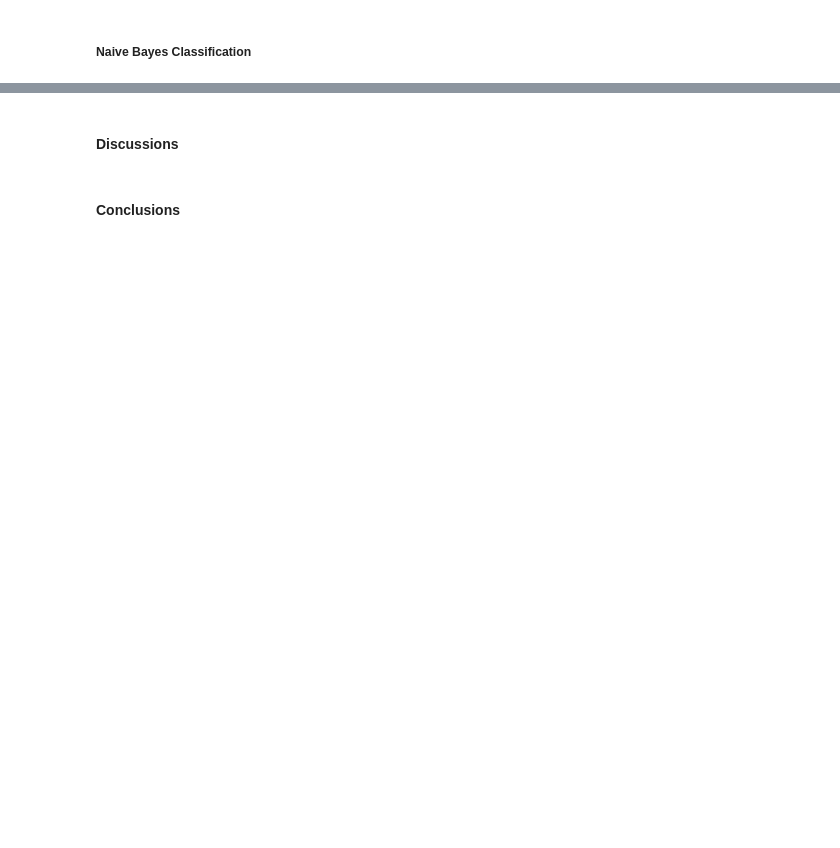
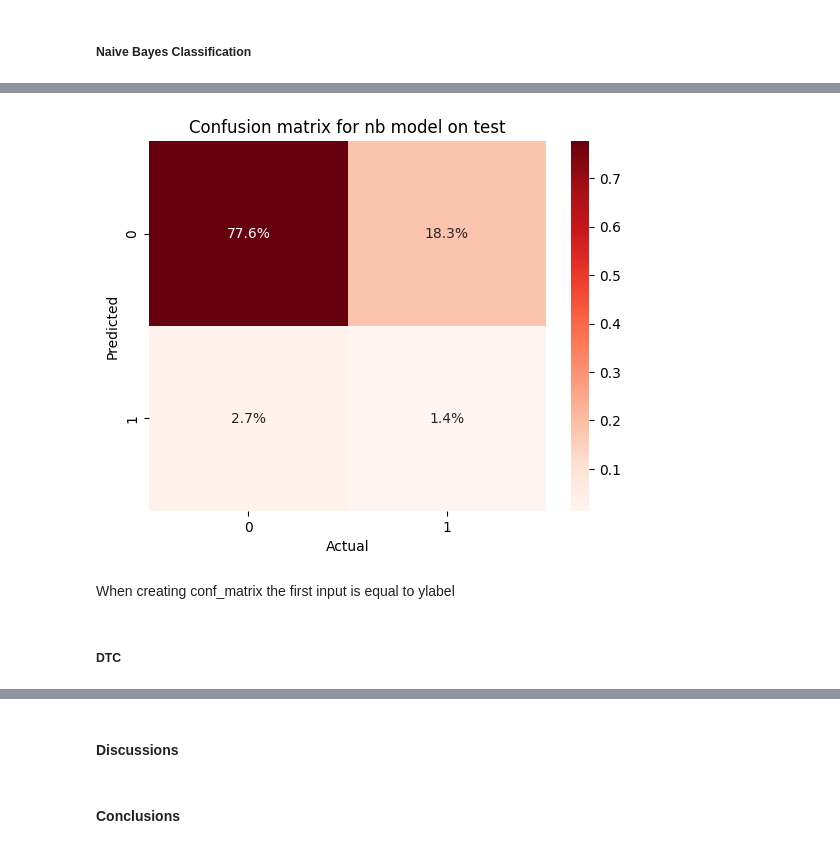
Before and after one commit to sebalexsmith/BBAN3001, a Jupyter notebook: Exam/Mock Exam 1.ipynb, the cells around one changed output, grey strips where cells are left out. Saved outputs shown, nothing was run; the diff lists cells and outputs as text; code cells hidden in the pictures; blank space fills up the shorter version.

```diff
--- a/Exam/Mock Exam 1.ipynb
+++ b/Exam/Mock Exam 1.ipynb
@@ -166,0 +187,13 @@ plt.show()
+# %%
+cm_mat = confusion_matrix(nb_pred_test, y_test)
+heatmap(cm_mat/np.sum(cm_mat), annot=True, fmt='.1%', cmap='Reds')
+plt.title('Confusion matrix for nb model on test')
+plt.xlabel('Actual')
+plt.ylabel('Predicted')
+plt.show()
+# %% [output]
+[figure, added]
+# %% [markdown]
+When creating conf_matrix the first input is equal to ylabel
+# %% [markdown]
+##### DTC
```
Also changed, not shown: parts of 27 cells of this notebook.
